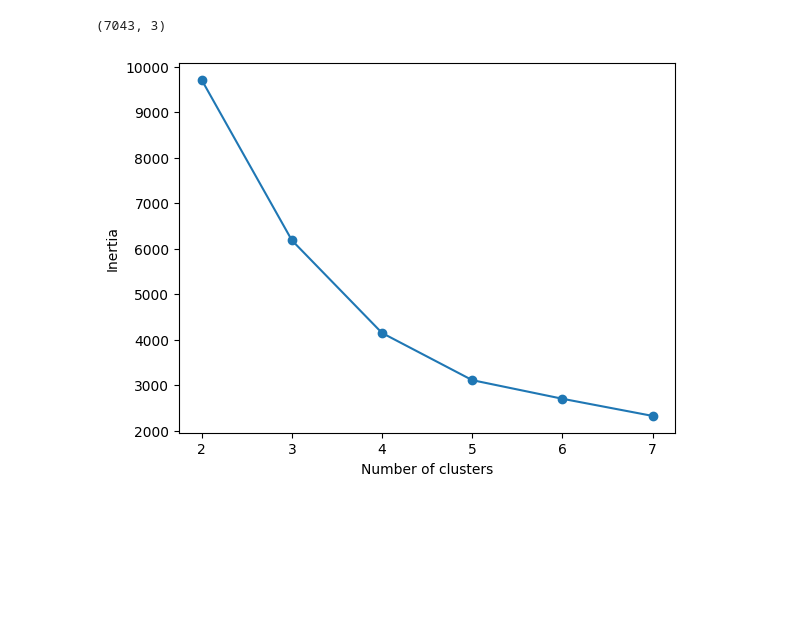
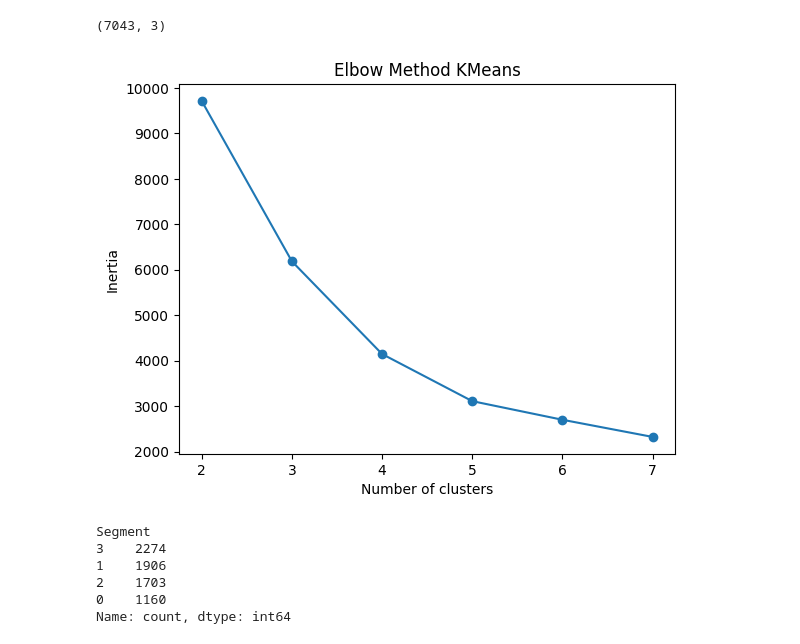
Before and after one commit to Ro25v04/customer-churn-ml, a Jupyter notebook: notebooks/03_customer_segmentation.ipynb, the cells around one changed output. Drawn from its saved outputs; the diff is of its cells as text; code cells hidden in the pictures; blank space fills up the shorter version.

Commit message:
Customer Segmentation

```diff
--- a/notebooks/03_customer_segmentation.ipynb
+++ b/notebooks/03_customer_segmentation.ipynb
@@ -22,21 +22,24 @@ scaled_features.shape
 # %% [output]
 (7043, 3)
 # %%
+# Finding the number of clusters
+
 from sklearn.cluster import KMeans
 import matplotlib.pyplot as plt
 
 # The total distance beteen each data points and its cluster center
 
 inertia = [] # How messy are the groups
 
 for k in range(2, 8):
   kmeans = KMeans(n_clusters=k, random_state=42)
   kmeans.fit(scaled_features)
   inertia.append(kmeans.inertia_)
 
 plt.plot(range(2, 8), inertia, marker="o")
+plt.title("Elbow Method KMeans")
 plt.xlabel("Number of clusters")
 plt.ylabel("Inertia")
 plt.show()
 # %% [output]
-[figure, old version]
+[figure, new version]
@@ -42,0 +49,9 @@ plt.show()
+# %%
+df["Segment"].value_counts()
+# %% [output]
+Segment
+3    2274
+1    1906
+2    1703
+0    1160
+Name: count, dtype: int64
```
Also changed, not shown: parts of 3 cells of this notebook.
